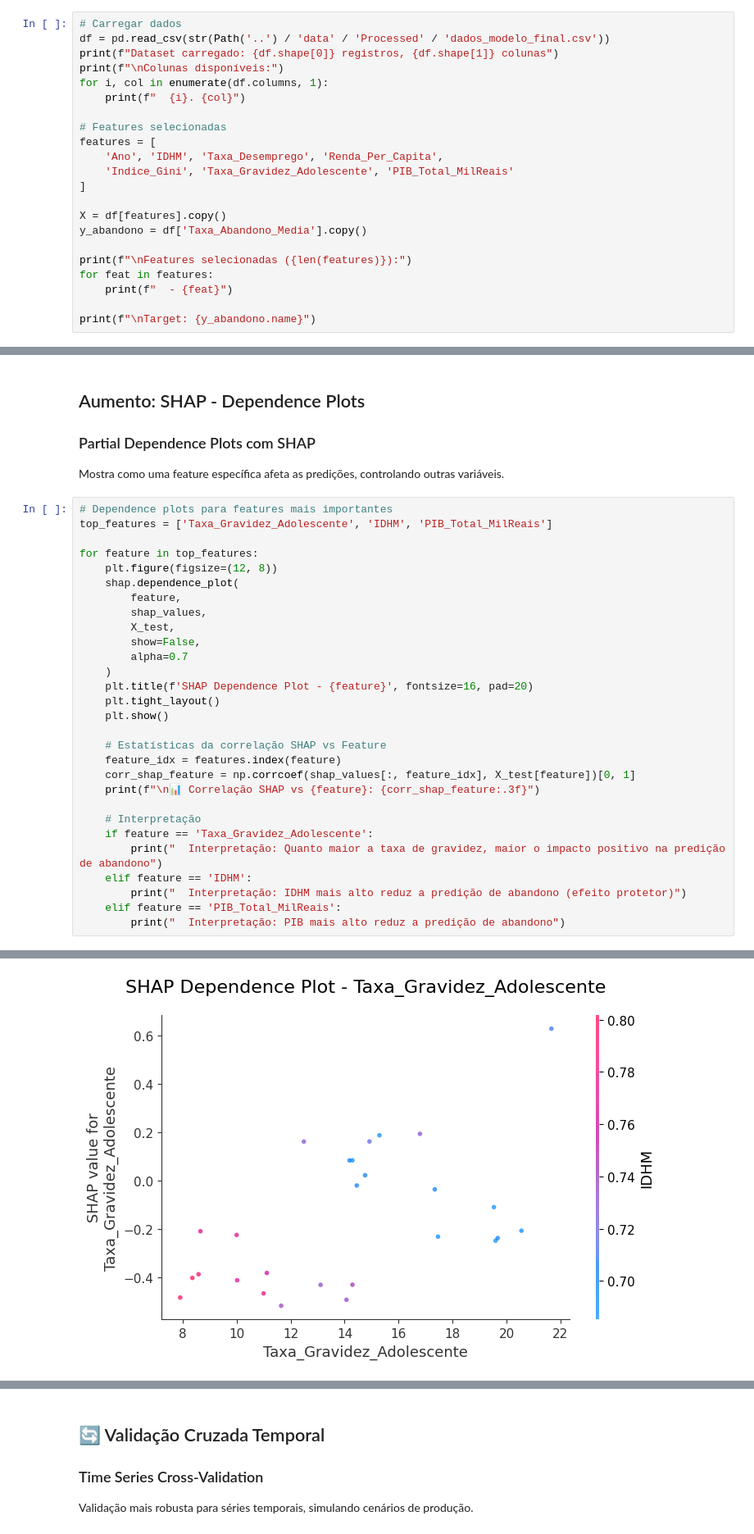
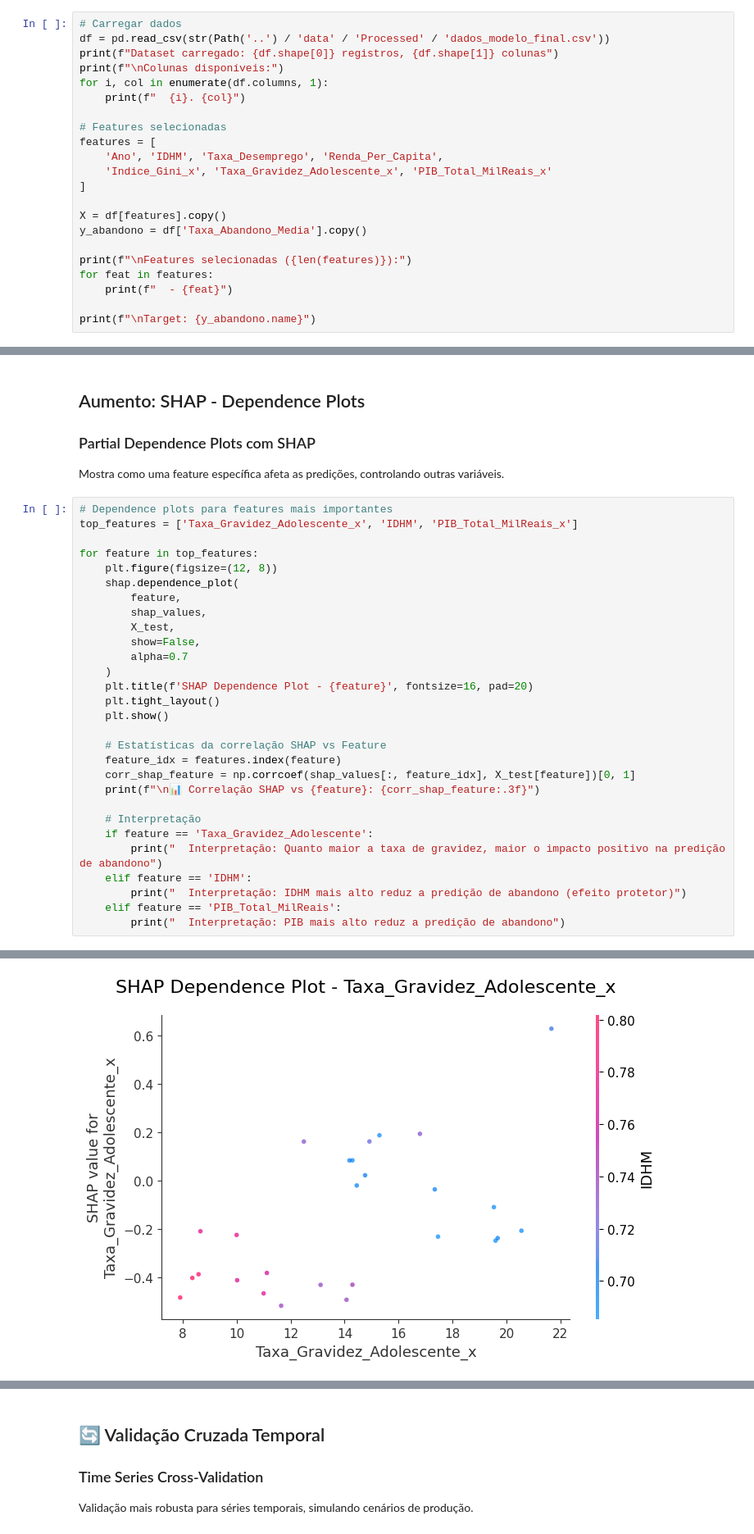
Before and after one commit to tteodorogustavo/ZettaLab-Data, a Jupyter notebook: notebooks/05_avaliacao_shap.ipynb, the cells around one changed output, grey strips where cells are left out. Shown at 82% size. Drawn from its saved outputs; the diff is of its cells as text.

```diff
--- a/notebooks/05_avaliacao_shap.ipynb
+++ b/notebooks/05_avaliacao_shap.ipynb
@@ -84,7 +84,7 @@ for i, col in enumerate(df.columns, 1):
 # Features selecionadas
 features = [
     'Ano', 'IDHM', 'Taxa_Desemprego', 'Renda_Per_Capita',
-    'Indice_Gini', 'Taxa_Gravidez_Adolescente', 'PIB_Total_MilReais'
+    'Indice_Gini_x', 'Taxa_Gravidez_Adolescente_x', 'PIB_Total_MilReais_x'
 ]
 
 X = df[features].copy()
@@ -344,33 +344,33 @@ for nome, idx in casos_analise.items():
 Mostra como uma feature específica afeta as predições, controlando outras variáveis.
 # %%
 # Dependence plots para features mais importantes
-top_features = ['Taxa_Gravidez_Adolescente', 'IDHM', 'PIB_Total_MilReais']
+top_features = ['Taxa_Gravidez_Adolescente_x', 'IDHM', 'PIB_Total_MilReais_x']
 
 for feature in top_features:
     plt.figure(figsize=(12, 8))
     shap.dependence_plot(
         feature,
         shap_values,
         X_test,
         show=False,
         alpha=0.7
     )
     plt.title(f'SHAP Dependence Plot - {feature}', fontsize=16, pad=20)
     plt.tight_layout()
     plt.show()
 
     # Estatísticas da correlação SHAP vs Feature
     feature_idx = features.index(feature)
     corr_shap_feature = np.corrcoef(shap_values[:, feature_idx], X_test[feature])[0, 1]
     print(f"\n📊 Correlação SHAP vs {feature}: {corr_shap_feature:.3f}")
 
     # Interpretação
     if feature == 'Taxa_Gravidez_Adolescente':
         print("  Interpretação: Quanto maior a taxa de gravidez, maior o impacto positivo na predição de abandono")
     elif feature == 'IDHM':
         print("  Interpretação: IDHM mais alto reduz a predição de abandono (efeito protetor)")
     elif feature == 'PIB_Total_MilReais':
         print("  Interpretação: PIB mais alto reduz a predição de abandono")
 # %% [output]
 <Figure size 1200x800 with 0 Axes>
-[figure, old version]
+[figure, new version]
```
Also changed, not shown: parts of 6 cells of this notebook, 9 other files.
